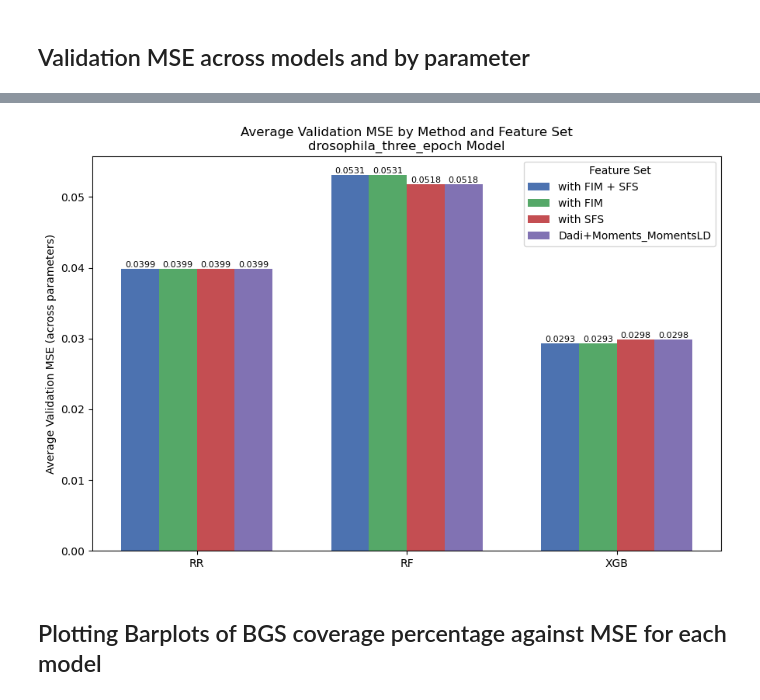
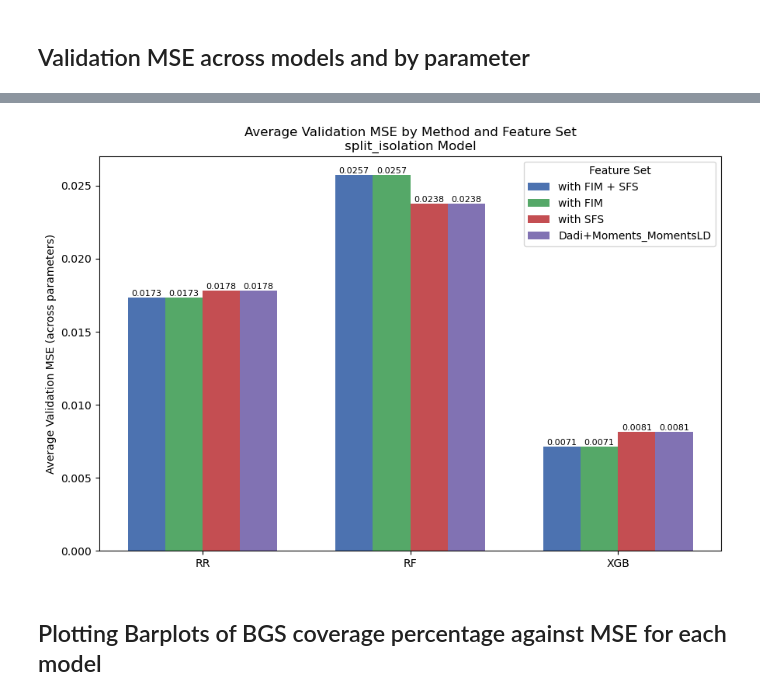
Before and after one commit to ak1376/Infer_Demography, a Jupyter notebook: notebooks/visualization.ipynb, the cells around one changed output, grey strips where cells are left out. Drawn from its saved outputs; the diff is of its cells as text; code cells hidden in the pictures.

```diff
--- a/notebooks/visualization.ipynb
+++ b/notebooks/visualization.ipynb
@@ -279,7 +277,7 @@ import json, os
 import matplotlib.pyplot as plt
 import numpy as np
 
-experiment_name = 'drosophila_three_epoch'
+experiment_name = 'split_isolation'
 # Set to 'constrained_analysis' if you want to look at constrained analysis results, otherwise leave as None
 analysis_type = None  # Change to 'constrained_analysis' if needed
 
@@ -328,34 +326,34 @@ for m in methods:
         load_avg_mse(paths[f"{m}_SFS"]),
         load_avg_mse(paths[f"{m}_BASE"])
     ]
     results.append(mses)
 results = np.array(results)
 
 # plotting
 x = np.arange(len(methods))
 width = 0.18
 fig, ax = plt.subplots(figsize=(9,6))
 
 offsets = np.linspace(-1.5*width, 1.5*width, 4)
 colors  = ["#4C72B0", "#55A868", "#C44E52", "#8172B3"]
 
 for i in range(4):
     bars = ax.bar(x + offsets[i], results[:, i], width, label=labels[i], color=colors[i])
     for j in range(len(methods)):
         val = results[j, i]
         if not np.isnan(val):
             ax.text(x[j] + offsets[i], val, f"{val:.4f}",
                     ha="center", va="bottom", fontsize=8)
 
 ax.set_ylabel("Average Validation MSE (across parameters)")
 ax.set_title(f"Average Validation MSE by Method and Feature Set\n{experiment_name}{title_suffix} Model")
 ax.set_xticks(x)
 ax.set_xticklabels(methods)
 ax.legend(title="Feature Set")
 plt.tight_layout()
 plt.show()
 # %% [output]
-[figure, old version]
+[figure, new version]
 # %%
 import pickle
 with open('/sietch_colab/akapoor/Infer_Demography/experiments/split_isolation/modeling_w_FIM_w_SFSresids/random_forest/random_forest_mdl_obj.pkl', 'rb') as f:
```
Also changed, not shown: parts of 2 cells of this notebook, 17 other files.
